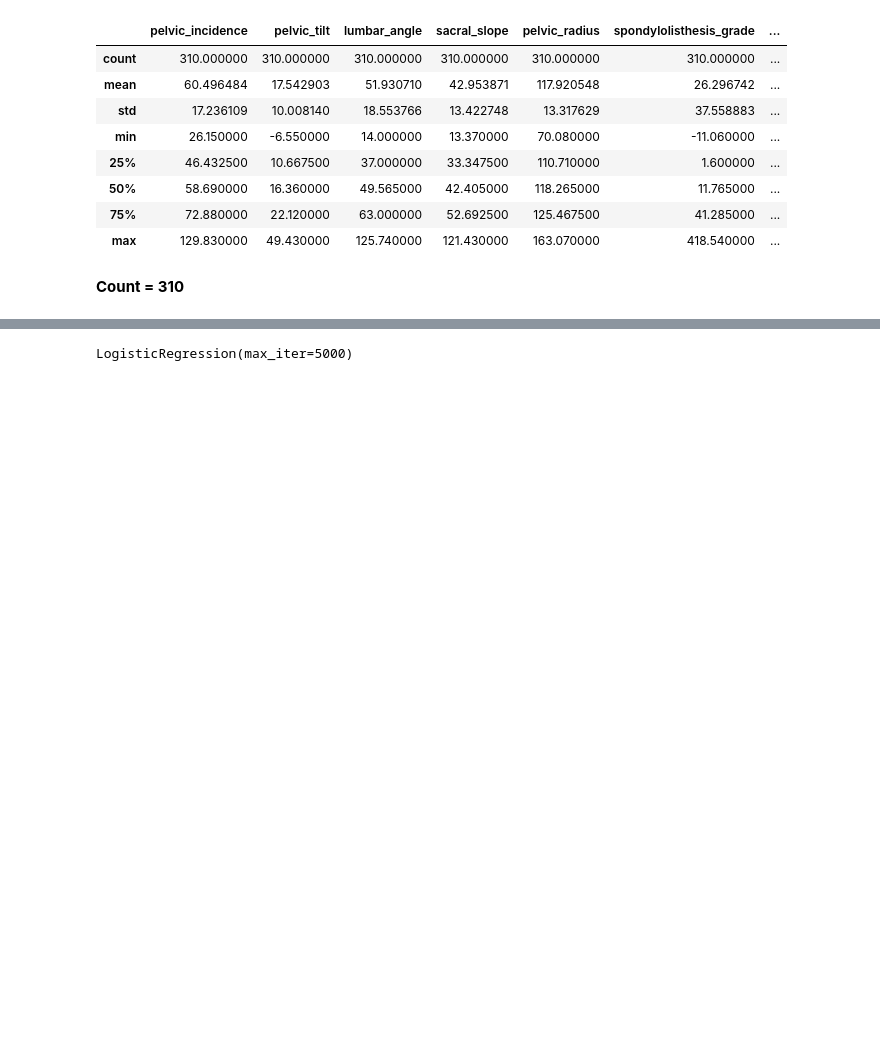
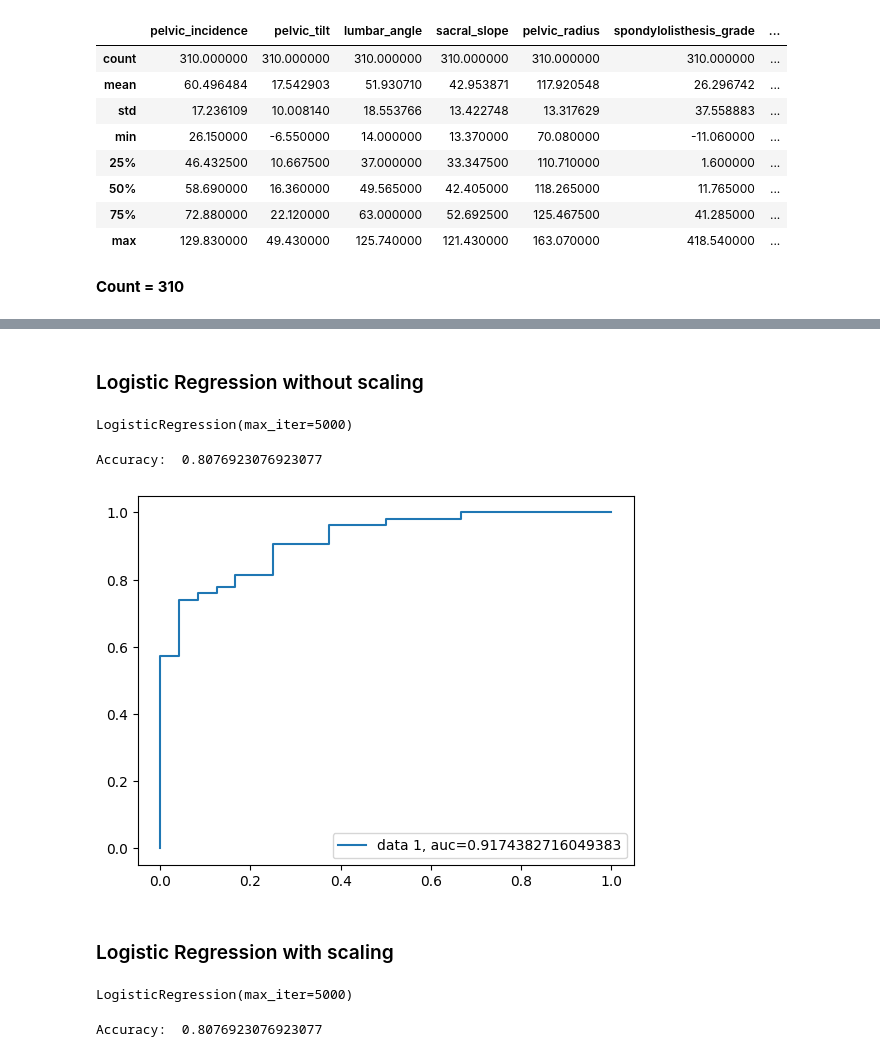
Before and after one commit to Nirmal-Adhikari-hub/AI_Introduction_sem1, a Jupyter notebook: problem_2.ipynb, the cells around one changed output, grey strips where cells are left out. Drawn from its saved outputs; the diff is of its cells as text; code cells hidden in the pictures; blank space fills up the shorter version.

```diff
--- a/problem_2.ipynb
+++ b/problem_2.ipynb
@@ -67,3 +67,5 @@ data.describe()
+# %% [markdown]
+### Logistic Regression without scaling
 # %%
 X = data.drop('class', axis='columns')
 y = data['class']
@@ -76,3 +78,21 @@ logreg = LogisticRegression(max_iter=5000)
 logreg.fit(X_train, y_train)
 # %% [output]
 LogisticRegression(max_iter=5000)
+# %%
+y_logreg_pred = logreg.predict(X_test)
+from sklearn import metrics
+print("Accuracy: ", metrics.accuracy_score(y_test, y_logreg_pred))
+# %% [output]
+Accuracy:  0.8076923076923077
+# %%
+import matplotlib.pyplot as plt
+y_pred_proba = logreg.predict_proba(X_test)[::,1]
+fpr, tpr, thresholds = metrics.roc_curve(y_test, y_pred_proba)
+auc = metrics.roc_auc_score(y_test, y_pred_proba)
+plt.plot(fpr, tpr, label=f'data 1, auc={str(auc)}')
+plt.legend(loc=4)
+plt.show()
+# %% [output]
+[figure, added]
+# %% [markdown]
+### Logistic Regression with scaling
@@ -78,0 +108,4 @@ LogisticRegression(max_iter=5000)
+# %%
+logreg_scaled.fit(X_train_scaled, y_train)
+# %% [output]
+LogisticRegression(max_iter=5000)
@@ -78,0 +114,4 @@ LogisticRegression(max_iter=5000)
+# %%
+print("Accuracy: ", metrics.accuracy_score(y_test, y_pred_logreg_scaled))
+# %% [output]
+Accuracy:  0.8076923076923077
```
Also changed, not shown: parts of 14 cells of this notebook, 2 other files.
